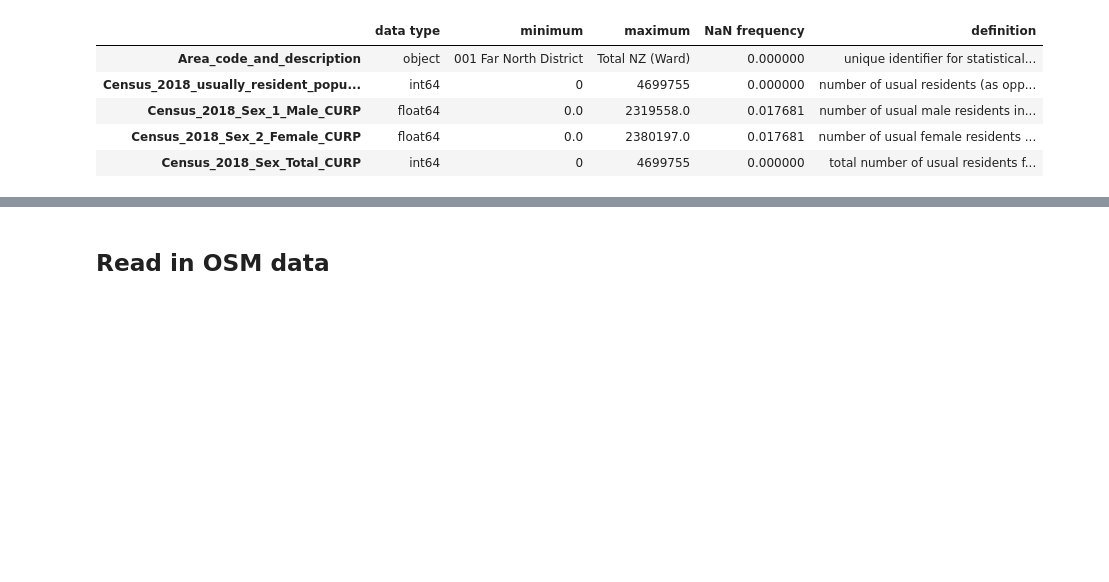
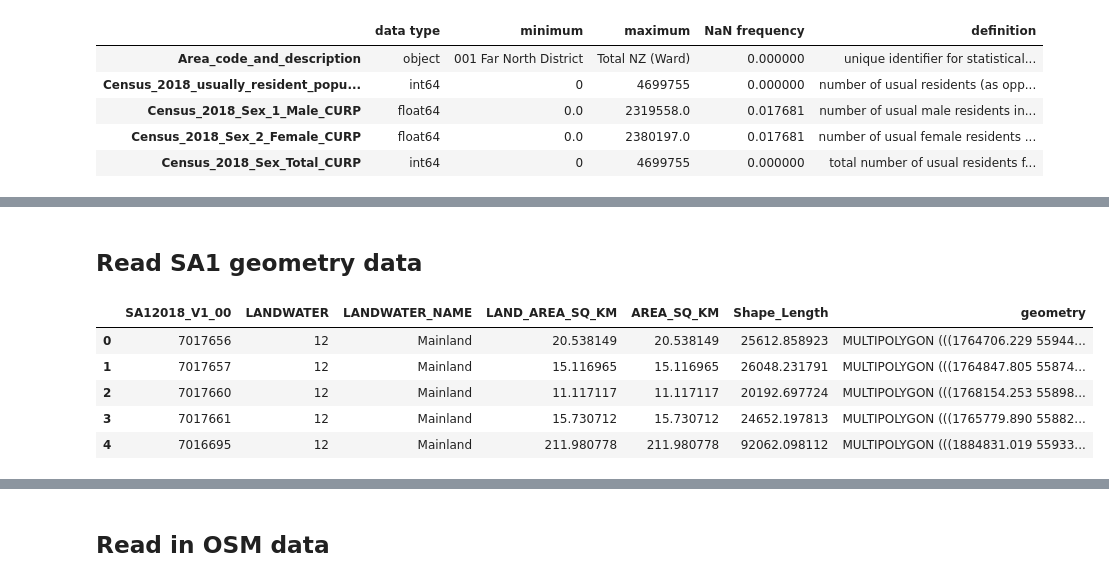
Before and after one commit to gsokolow/Flooding-and-Healthcare-2024, a Jupyter notebook: procedure/code/01-Jupyter_notebook.ipynb, the cells around one changed output, grey strips where cells are left out. Drawn from its saved outputs; the diff is of its cells as text; code cells hidden in the pictures; blank space fills up the shorter version.

Commit message:
adding in pcts and geom joins for sa1

```diff
--- a/procedure/code/01-Jupyter_notebook.ipynb
+++ b/procedure/code/01-Jupyter_notebook.ipynb
@@ -186,0 +220,13 @@ meta_nums.to_csv('../../data/metadata/2018_Census_Statistical_Area1_Metadata_Der
+# %% [markdown]
+## Read SA1 geometry data
+# %%
+sa1_geom = gpd.read_file("../../data/raw/public/statistical-area-1-2018-generalised.gpkg")
+# %%
+sa1_geom.head()
+# %% [output]
+|  | SA12018_V1_00 | LANDWATER | LANDWATER_NAME | LAND_AREA_SQ_KM | AREA_SQ_KM | Shape_Length | geometry |
+| 0 | 7017656 | 12 | Mainland | 20.538149 | 20.538149 | 25612.858923 | MULTIPOLYGON (((1764706.229 55944... |
+| 1 | 7017657 | 12 | Mainland | 15.116965 | 15.116965 | 26048.231791 | MULTIPOLYGON (((1764847.805 55874... |
+| 2 | 7017660 | 12 | Mainland | 11.117117 | 11.117117 | 20192.697724 | MULTIPOLYGON (((1768154.253 55898... |
+| 3 | 7017661 | 12 | Mainland | 15.730712 | 15.730712 | 24652.197813 | MULTIPOLYGON (((1765779.890 55882... |
+| 4 | 7016695 | 12 | Mainland | 211.980778 | 211.980778 | 92062.098112 | MULTIPOLYGON (((1884831.019 55933... |
```
Also changed, not shown: parts of 8 cells of this notebook.
